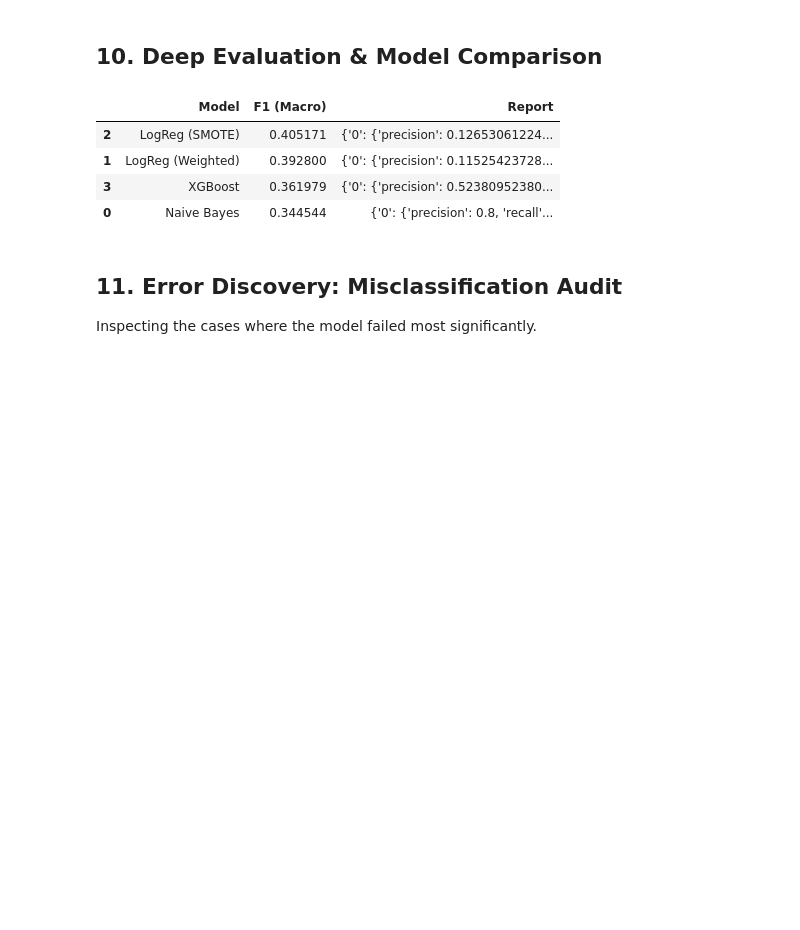
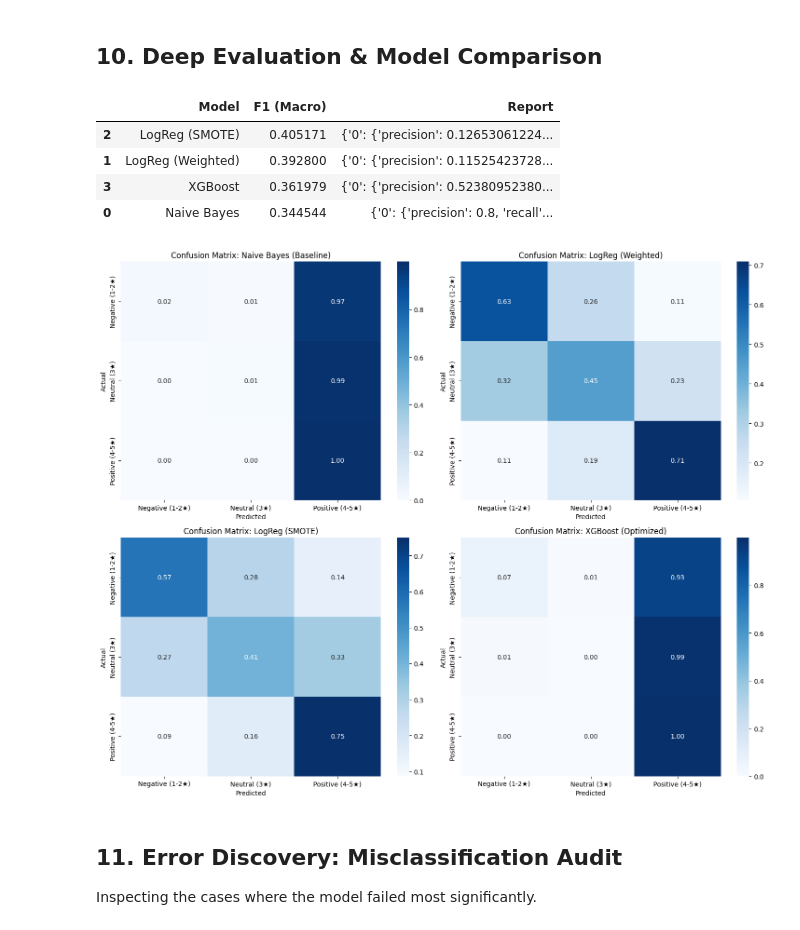
Before and after one commit to soltsega/Natural-Langugage-Processing---Sentiment-Analysis-on-Product-Reviews, a Jupyter notebook: notebooks/02_model_engineering.ipynb, the cells around one changed output. Saved outputs shown, nothing was run; the diff lists cells and outputs as text; code cells hidden in the pictures; blank space fills up the shorter version.

Commit message:
Finishing up the model training notebook

```diff
--- a/notebooks/02_model_engineering.ipynb
+++ b/notebooks/02_model_engineering.ipynb
@@ -194,6 +194,47 @@ display(leaderboard.sort_values("F1 (Macro)", ascending=False))
 | 1 | LogReg (Weighted) | 0.392800 | {'0': {'precision': 0.11525423728... |
 | 3 | XGBoost | 0.361979 | {'0': {'precision': 0.52380952380... |
 | 0 | Naive Bayes | 0.344544 | {'0': {'precision': 0.8, 'recall'... |
+# %%
+from sklearn.metrics import confusion_matrix
+import matplotlib.pyplot as plt
+import seaborn as sns
+import numpy as np
+
+def plot_confusion_matrices(models, X_test, y_test):
+    fig, axes = plt.subplots(2, 2, figsize=(15, 12))
+    axes = axes.ravel()
+
+    # Labels for our sentiment classes
+    labels = ['Negative (1-2★)', 'Neutral (3★)', 'Positive (4-5★)']
+
+    for i, (name, pipe) in enumerate(models.items()):
+        y_pred = pipe.predict(X_test)
+        cm = confusion_matrix(y_test, y_pred)
+
+        # Normalize the confusion matrix by row (actual class) to see recall ratios
+        cm_norm = cm.astype('float') / cm.sum(axis=1)[:, np.newaxis]
+
+        sns.heatmap(cm_norm, annot=True, fmt='.2f', cmap='Blues',
+                    xticklabels=labels, yticklabels=labels, ax=axes[i])
+
+        axes[i].set_title(f"Confusion Matrix: {name}")
+        axes[i].set_xlabel("Predicted")
+        axes[i].set_ylabel("Actual")
+
+    plt.tight_layout()
+    plt.show()
+
+# Mapping models to their names for the plots
+models_to_plot = {
+    "Naive Bayes (Baseline)": nb_pipeline,
+    "LogReg (Weighted)": lr_pipeline,
+    "LogReg (SMOTE)": smote_pipeline,
+    "XGBoost (Optimized)": xgb_pipeline
+}
+
+plot_confusion_matrices(models_to_plot, X_test, y_test)
+# %% [output]
+[figure, added]
 # %% [markdown]
 ## 11. Error Discovery: Misclassification Audit
 Inspecting the cases where the model failed most significantly.
```
